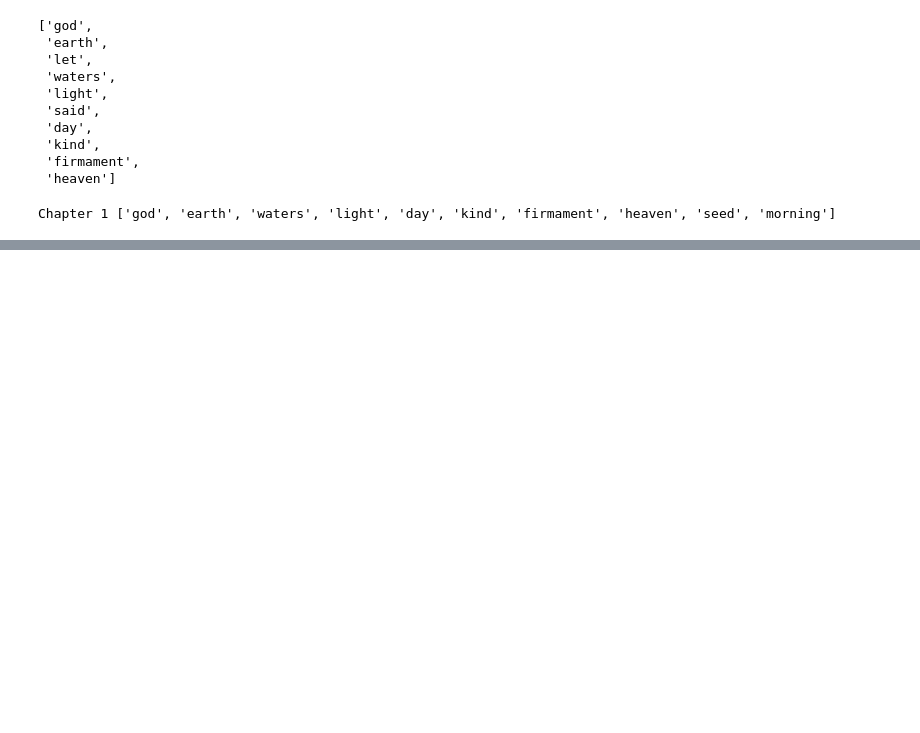
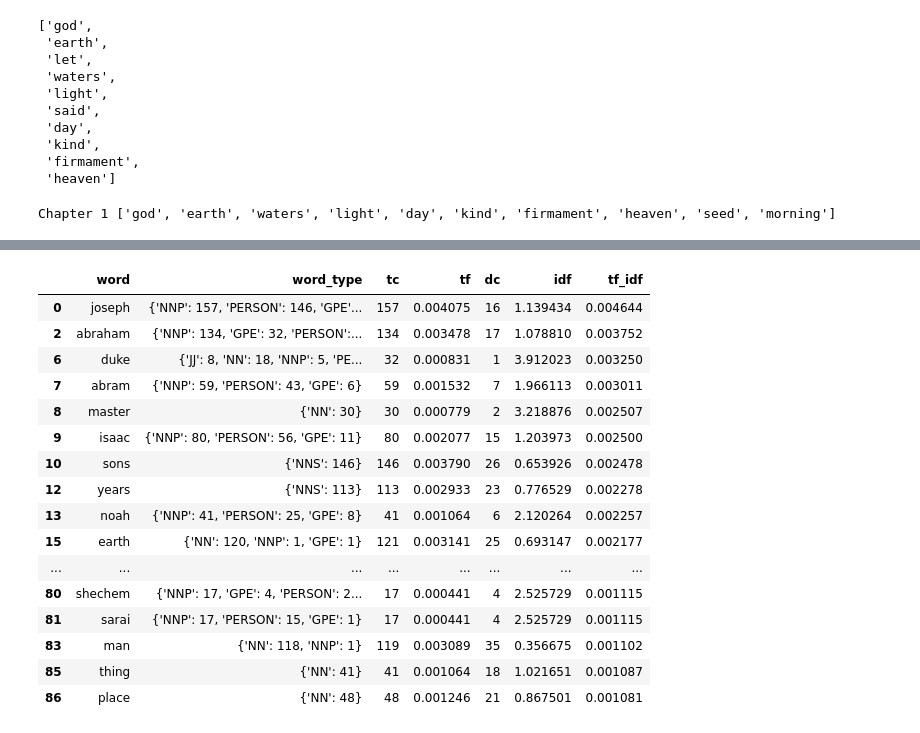
Before and after one commit to zhutchens/hierarchical_clustering, a Jupyter notebook: Bible_NLP/Bible_NLP.ipynb, the cells around one changed output, grey strips where cells are left out. Saved outputs shown, nothing was run; the diff lists cells and outputs as text; code cells hidden in the pictures; blank space fills up the shorter version.

```diff
--- a/Bible_NLP/Bible_NLP.ipynb
+++ b/Bible_NLP/Bible_NLP.ipynb
@@ -416,25 +424,28 @@ def categorize_words(verses, skip_stopwords: bool = False):
 
     return word_types
 
-
-def get_word_types_with_tf_idf(verses, sortby='tf', skip_stopwords=False, include_verbs=True):
-    """Get the word types for each word in a list of documents.
+def get_word_types_with_tf_idf(verses, sortby='tf', skip_stopwords=False, include_verbs=True, include_determiners=True, include_pronouns=True, include_adverbs=True, include_numbers=True):
+    """Get a dataframe of words with their tf-idf scores and word types.
 
     Parameters
     ----------
     verses : list
-        A list of documents. A document is a string of text.
+        A list of verses. A verse is a string of text.
     sortby : str, optional
-        The column to sort by, by default 'tf'. Can be chosen from ['word', 'dc', 'idf', 'tf', 'tf_idf'].
+        Sort the dataframe by 'tf' or 'tf-idf', by default 'tf'
     skip_stopwords : bool, optional
-        Whether to skip stopwords, by default False.
+        Whether to skip stopwords, by default False
     include_verbs : bool, optional
-        Whether to include verbs, by default True.
+        Whether to include verbs, by default True
+    include_determiners : bool, optional
+        Whether to include determiners, by default True
+    include_pronouns : bool, optional
+        Whether to include pronouns, by default True
 
     Returns
     -------
     pd.DataFrame
-        A dataframe with the word, word_type, dc, idf, tf, and tf_idf columns.
+        A dataframe with the words as index, tf-idf scores as columns, and word types as a column.
     """
     tf_idf = get_tf_idf_for_documents(verses, sort_by=sortby, skip_stopwords=skip_stopwords)
     tf_idf = tf_idf.reset_index(drop=True)
@@ -449,9 +460,17 @@ def get_word_types_with_tf_idf(verses, sortby='tf', skip_stopwords=False, includ
     # Fileter out rows with nan word_type
     tf_idf_word_types = tf_idf_word_types[tf_idf_word_types['word_type'].apply(lambda x: not pd.isna(x))]
 
+    verb_set = set(['VB', 'VBD', 'VBG', 'VBN', 'VBP', 'VBZ']) if not include_verbs else set()
+    determiner_set = set(['DT', 'PDT', 'WDT']) if not include_determiners else set()
+    pronouns_set = set(['PRP', 'PRP$', 'WP', 'WP$']) if not include_pronouns else set()
+    adverbs_set = set(['RB', 'RBR', 'RBS', 'WRB']) if not include_adverbs else set()
+    numbers_set = set(['CD']) if not include_numbers else set()
 
-    if not include_verbs:
-        tf_idf_word_types = tf_idf_word_types[tf_idf_word_types['word_type'].apply(lambda x: not {'VB', 'VBD'} & set(x.keys()))]
+    exclude_set = verb_set | determiner_set | pronouns_set | adverbs_set | numbers_set
+
+    if exclude_set:
+        print('Excluding words with the following word types: {}'.format(exclude_set))
+        tf_idf_word_types = tf_idf_word_types[tf_idf_word_types['word_type'].apply(lambda x: not exclude_set & set(x.keys()))]
 
     new_column_order = ['word', 'word_type', 'tc', 'tf', 'dc', 'idf', 'tf_idf']
     tf_idf_word_types = tf_idf_word_types[new_column_order]
@@ -537,0 +559,22 @@ genesis_tf_idf_word_type.style.set_properties(subset=['word_type'], **{'width':
+# %%
+tf_sorted = genesis_tf_idf_word_type.head(50)
+
+tf_sorted.style.set_properties(subset=['word_type'], **{'width': '400px'})
+# %% [output]
+|  | word | word_type | tc | tf | dc | idf | tf_idf |
+| 0 | joseph | {'NNP': 157, 'PERSON': 146, 'GPE'... | 157 | 0.004075 | 16 | 1.139434 | 0.004644 |
+| 2 | abraham | {'NNP': 134, 'GPE': 32, 'PERSON':... | 134 | 0.003478 | 17 | 1.078810 | 0.003752 |
+| 6 | duke | {'JJ': 8, 'NN': 18, 'NNP': 5, 'PE... | 32 | 0.000831 | 1 | 3.912023 | 0.003250 |
+| 7 | abram | {'NNP': 59, 'PERSON': 43, 'GPE': 6} | 59 | 0.001532 | 7 | 1.966113 | 0.003011 |
+| 8 | master | {'NN': 30} | 30 | 0.000779 | 2 | 3.218876 | 0.002507 |
+| 9 | isaac | {'NNP': 80, 'PERSON': 56, 'GPE': 11} | 80 | 0.002077 | 15 | 1.203973 | 0.002500 |
+| 10 | sons | {'NNS': 146} | 146 | 0.003790 | 26 | 0.653926 | 0.002478 |
+| 12 | years | {'NNS': 113} | 113 | 0.002933 | 23 | 0.776529 | 0.002278 |
+| 13 | noah | {'NNP': 41, 'PERSON': 25, 'GPE': 8} | 41 | 0.001064 | 6 | 2.120264 | 0.002257 |
+| 15 | earth | {'NN': 120, 'NNP': 1, 'GPE': 1} | 121 | 0.003141 | 25 | 0.693147 | 0.002177 |
+| ... | ... | ... | ... | ... | ... | ... | ... |
+| 80 | shechem | {'NNP': 17, 'GPE': 4, 'PERSON': 2... | 17 | 0.000441 | 4 | 2.525729 | 0.001115 |
+| 81 | sarai | {'NNP': 17, 'PERSON': 15, 'GPE': 1} | 17 | 0.000441 | 4 | 2.525729 | 0.001115 |
+| 83 | man | {'NN': 118, 'NNP': 1} | 119 | 0.003089 | 35 | 0.356675 | 0.001102 |
+| 85 | thing | {'NN': 41} | 41 | 0.001064 | 18 | 1.021651 | 0.001087 |
+| 86 | place | {'NN': 48} | 48 | 0.001246 | 21 | 0.867501 | 0.001081 |
```
Also changed, not shown: parts of 18 cells of this notebook, 3 other files.
